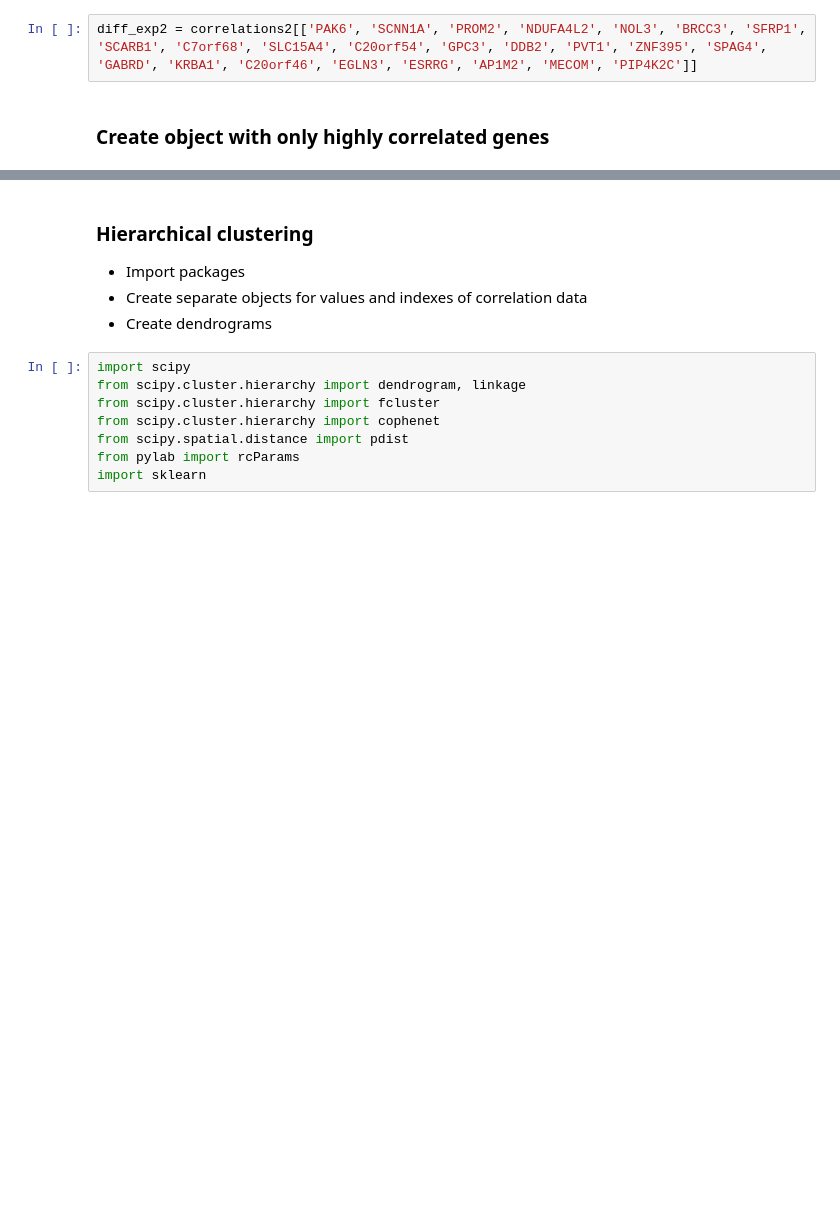
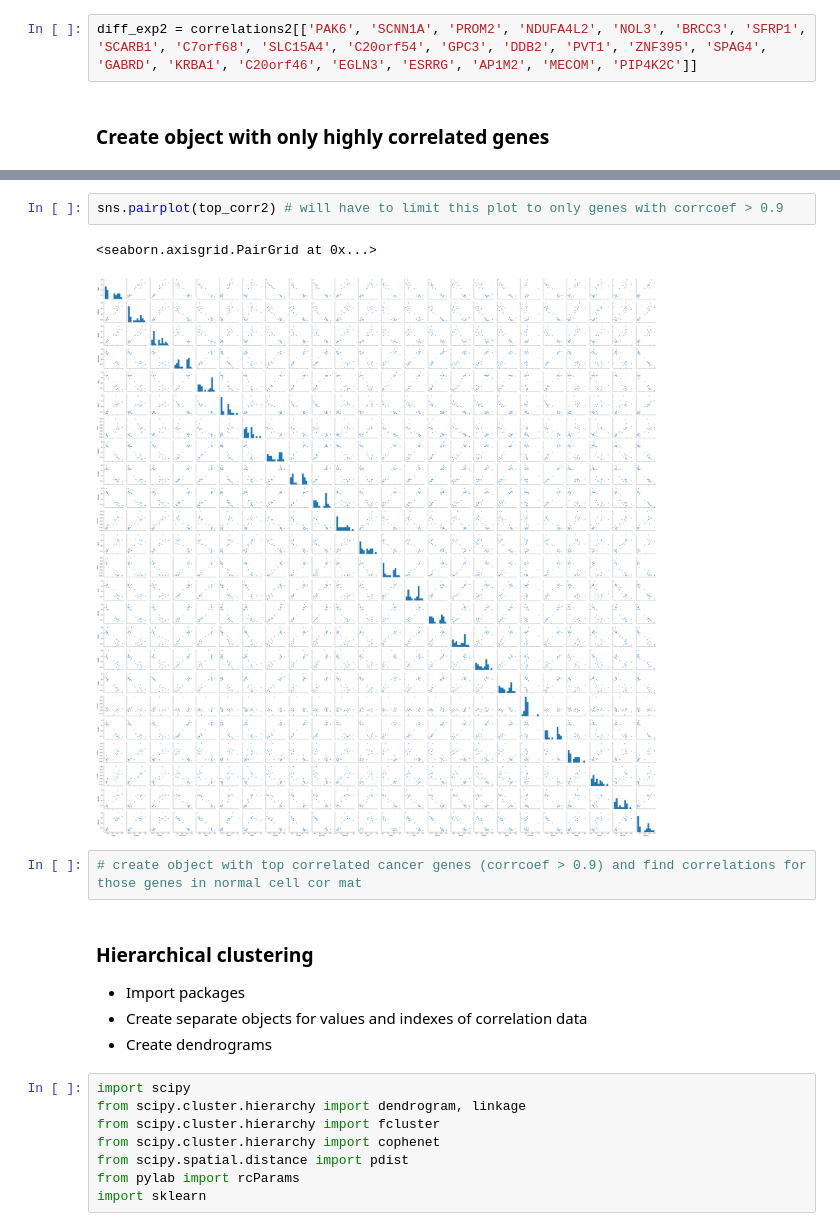
Before and after one commit to francismjenkins/Capstone_project, a Jupyter notebook: Capstone_Project.ipynb, the cells around one changed output, grey strips where cells are left out. Cells and saved outputs as stored; diff of their text form; blank space fills up the shorter version.

```diff
--- a/Capstone_Project.ipynb
+++ b/Capstone_Project.ipynb
@@ -317,3 +310,10 @@ sns.heatmap(heat_corr2)
+# %%
+sns.pairplot(top_corr2) # will have to limit this plot to only genes with corrcoef > 0.9
+# %% [output]
+<seaborn.axisgrid.PairGrid at 0x...>
+[figure, added]
+# %%
+# create object with top correlated cancer genes (corrcoef > 0.9) and find correlations for those genes in normal cell cor mat
 # %% [markdown]
 ### Hierarchical clustering
 * Import packages
```
Also changed, not shown: parts of 11 cells of this notebook.
